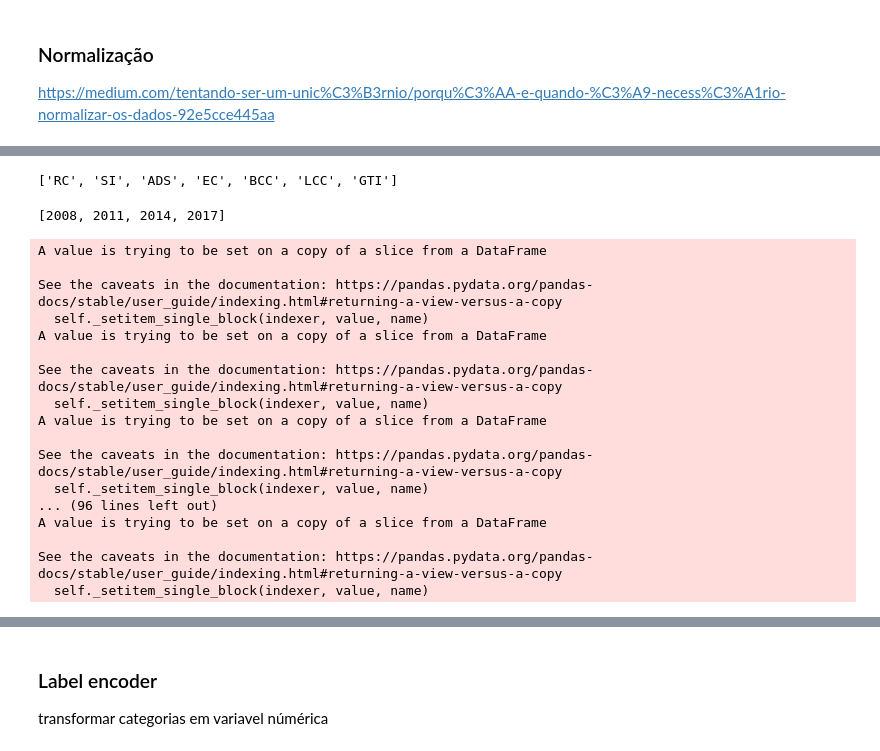
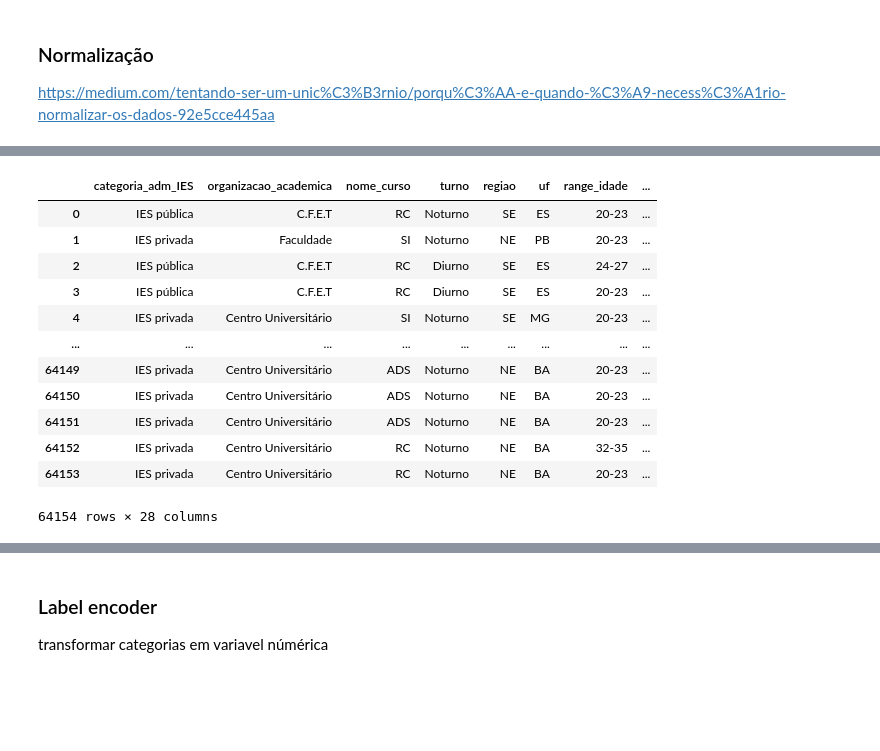
Before and after one commit to luisotaviocap98/Analise-Microdados-Computacao, a Jupyter notebook: machineLearning.ipynb, the cells around one changed output, grey strips where cells are left out. Saved outputs shown, nothing was run; the diff lists cells and outputs as text; code cells hidden in the pictures; blank space fills up the shorter version.

```diff
--- a/machineLearning.ipynb
+++ b/machineLearning.ipynb
@@ -51 +74,19 @@ https://medium.com/tentando-ser-um-unic%C3%B3rnio/porqu%C3%AA-e-quando-%C3%A9-ne
+# %%
+copia_df = enade_df.loc[:, enade_df.columns != 'nota_geral_normalizada'].copy()
+# %%
+copia_df
+# %% [output]
+|  | categoria_adm_IES | organizacao_academica | nome_curso | turno | regiao | uf | range_idade | ... |
+| 0 | IES pública | C.F.E.T | RC | Noturno | SE | ES | 20-23 | ... |
+| 1 | IES privada | Faculdade | SI | Noturno | NE | PB | 20-23 | ... |
+| 2 | IES pública | C.F.E.T | RC | Diurno | SE | ES | 24-27 | ... |
+| 3 | IES pública | C.F.E.T | RC | Diurno | SE | ES | 20-23 | ... |
+| 4 | IES privada | Centro Universitário | SI | Noturno | SE | MG | 20-23 | ... |
+| ... | ... | ... | ... | ... | ... | ... | ... | ... |
+| 64149 | IES privada | Centro Universitário | ADS | Noturno | NE | BA | 20-23 | ... |
+| 64150 | IES privada | Centro Universitário | ADS | Noturno | NE | BA | 20-23 | ... |
+| 64151 | IES privada | Centro Universitário | ADS | Noturno | NE | BA | 20-23 | ... |
+| 64152 | IES privada | Centro Universitário | RC | Noturno | NE | BA | 32-35 | ... |
+| 64153 | IES privada | Centro Universitário | RC | Noturno | NE | BA | 20-23 | ... |
+64154 rows × 28 columns
 # %%
@@ -56,35 +93,0 @@ notas = ['nota_geral', 'nota_formacao_geral', 'nota_obj_formacao_geral', 'nota_d
-# %%
-cursos = list(enade_df['nome_curso'].unique())
-cursos
-# %% [output]
-['RC', 'SI', 'ADS', 'EC', 'BCC', 'LCC', 'GTI']
-# %%
-anos = list(enade_df['ano'].unique())
-anos
-# %% [output]
-[2008, 2011, 2014, 2017]
-# %%
-#normalizacao min max para cada curso, em cada ano
-for i in anos:
-    for j in cursos:
-        df = enade_df['nota_geral'].loc[(enade_df.ano == i) & (enade_df.nome_curso == j)]
-        df = ((df - df.min())/(df.max() - df.min()))
-        enade_df['nota_geral'].loc[(enade_df.ano == i) & (enade_df.nome_curso == j)] = df
-# %% [output]
-A value is trying to be set on a copy of a slice from a DataFrame
-
-See the caveats in the documentation: https://pandas.pydata.org/pandas-docs/stable/user_guide/indexing.html#returning-a-view-versus-a-copy
-  self._setitem_single_block(indexer, value, name)
-A value is trying to be set on a copy of a slice from a DataFrame
-
-See the caveats in the documentation: https://pandas.pydata.org/pandas-docs/stable/user_guide/indexing.html#returning-a-view-versus-a-copy
-  self._setitem_single_block(indexer, value, name)
-A value is trying to be set on a copy of a slice from a DataFrame
-
-See the caveats in the documentation: https://pandas.pydata.org/pandas-docs/stable/user_guide/indexing.html#returning-a-view-versus-a-copy
-  self._setitem_single_block(indexer, value, name)
-... (96 lines left out)
-A value is trying to be set on a copy of a slice from a DataFrame
-
-See the caveats in the documentation: https://pandas.pydata.org/pandas-docs/stable/user_guide/indexing.html#returning-a-view-versus-a-copy
-  self._setitem_single_block(indexer, value, name)
```
Also changed, not shown: parts of 30 cells of this notebook, 6 other files.
